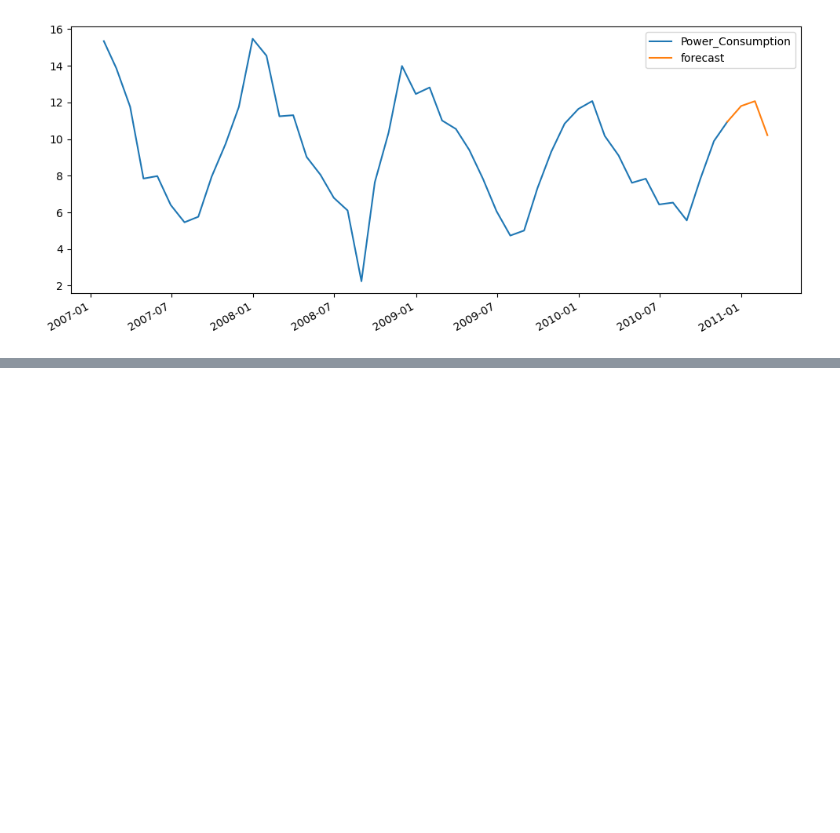
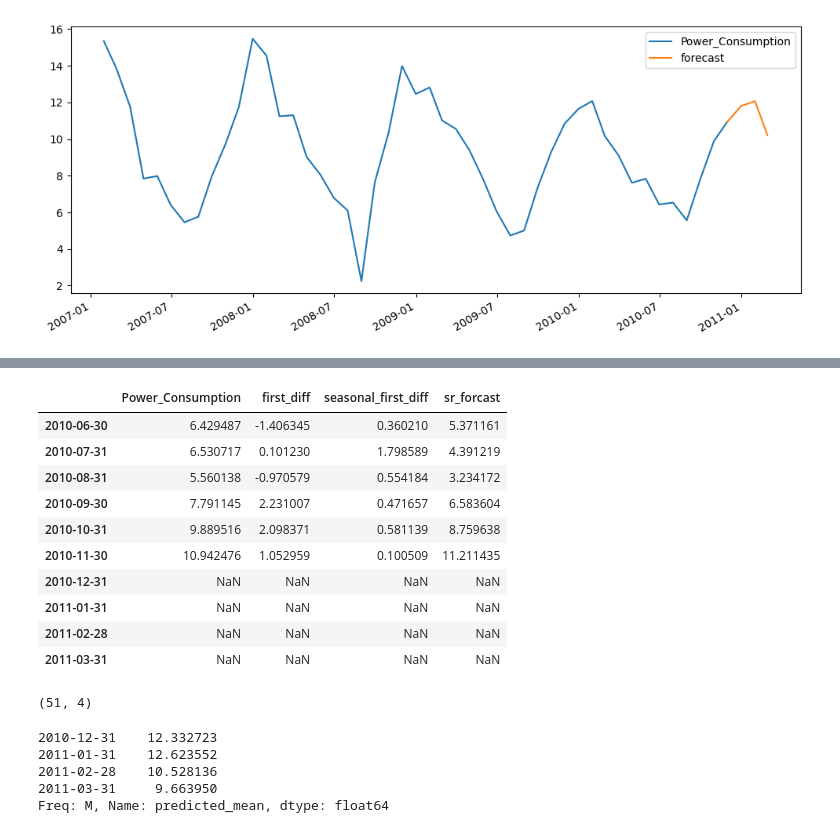
Before and after one commit to akshaypatil7015/TimeSeriesAnalysis, a Jupyter notebook: time-series-analysis-project.ipynb, the cells around one changed output, grey strips where cells are left out. Saved outputs shown, nothing was run; the diff lists cells and outputs as text; code cells hidden in the pictures; blank space fills up the shorter version.

```diff
--- a/time-series-analysis-project.ipynb
+++ b/time-series-analysis-project.ipynb
@@ -455,0 +608,4 @@ future_df[['Power_Consumption', 'forecast']].plot(figsize=(12, 5))
+# %%
+data={'date': ['2010-12-31', '2011-01-31', '2011-02-28','2011-03-31']}
+future_dates = pd.DataFrame(data)
+future_dates
@@ -455,0 +630,29 @@ future_df[['Power_Consumption', 'forecast']].plot(figsize=(12, 5))
+# %%
+future_df=pd.concat([month_df, future_dates])
+future_df.tail(10)
+# %% [output]
+|  | Power_Consumption | first_diff | seasonal_first_diff | sr_forcast |
+| 2010-06-30 | 6.429487 | -1.406345 | 0.360210 | 5.371161 |
+| 2010-07-31 | 6.530717 | 0.101230 | 1.798589 | 4.391219 |
+| 2010-08-31 | 5.560138 | -0.970579 | 0.554184 | 3.234172 |
+| 2010-09-30 | 7.791145 | 2.231007 | 0.471657 | 6.583604 |
+| 2010-10-31 | 9.889516 | 2.098371 | 0.581139 | 8.759638 |
+| 2010-11-30 | 10.942476 | 1.052959 | 0.100509 | 11.211435 |
+| 2010-12-31 | NaN | NaN | NaN | NaN |
+| 2011-01-31 | NaN | NaN | NaN | NaN |
+| 2011-02-28 | NaN | NaN | NaN | NaN |
+| 2011-03-31 | NaN | NaN | NaN | NaN |
+# %%
+future_df.shape
+# %% [output]
+(51, 4)
+# %%
+forecast = sr_model.get_forecast(steps=4)
+forecast_values = forecast.predicted_mean
+forecast_values
+# %% [output]
+2010-12-31    12.332723
+2011-01-31    12.623552
+2011-02-28    10.528136
+2011-03-31     9.663950
+Freq: M, Name: predicted_mean, dtype: float64
```
Also changed, not shown: parts of 21 cells of this notebook.
